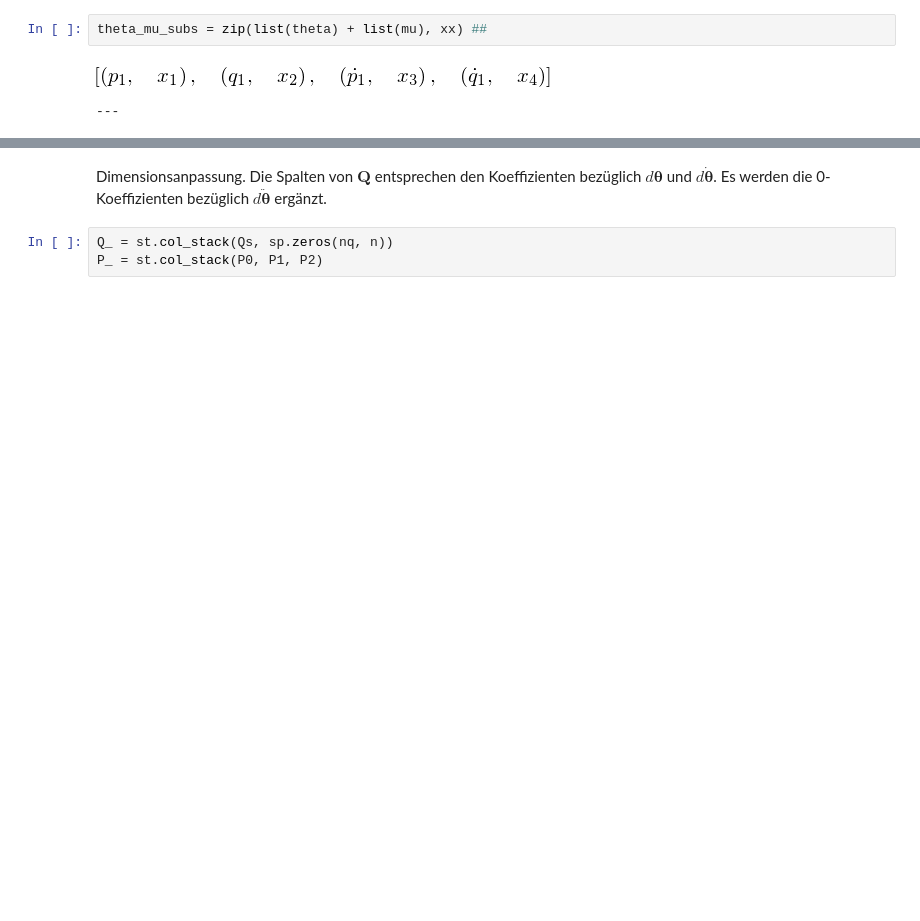
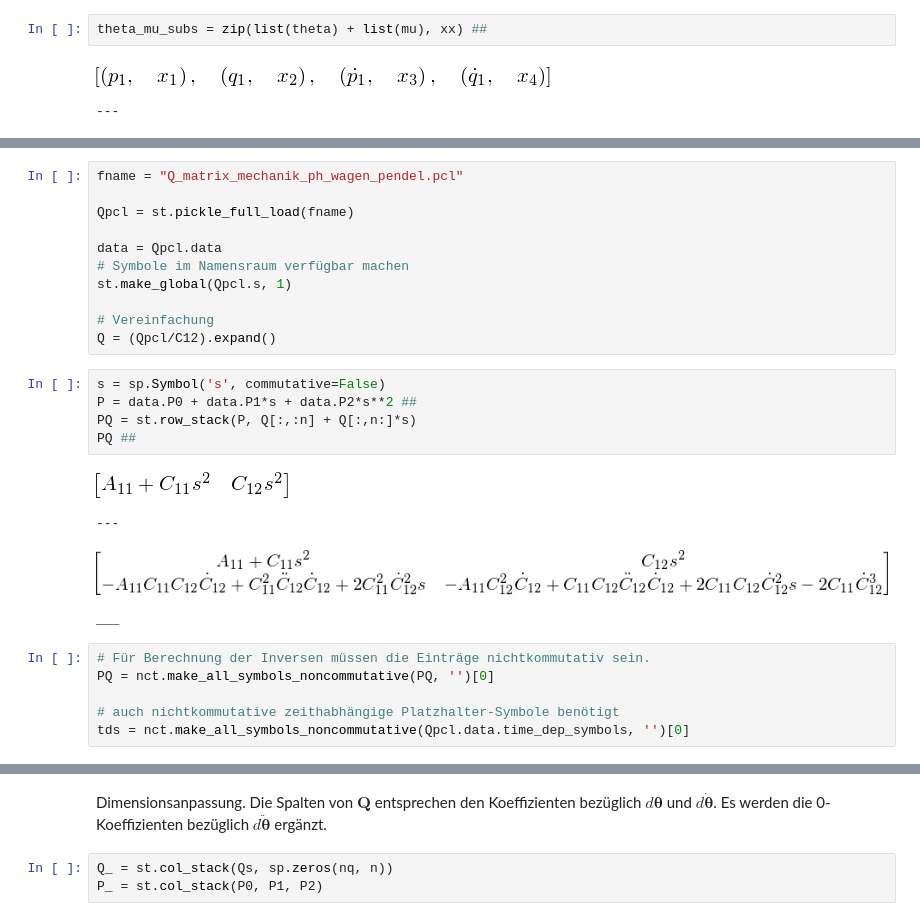
Before and after one commit to cknoll/beispiele, a Jupyter notebook: relevant/mechanik_wagen_pendel_nichtflachheit.ipynb, the cells around one changed output, grey strips where cells are left out. Cells and saved outputs as stored; diff of their text form; blank space fills up the shorter version.

```diff
--- a/relevant/mechanik_wagen_pendel_nichtflachheit.ipynb
+++ b/relevant/mechanik_wagen_pendel_nichtflachheit.ipynb
@@ -195,0 +208,27 @@ with open(fname, 'r') as pfile:
+# %%
+fname = "Q_matrix_mechanik_ph_wagen_pendel.pcl"
+
+Qpcl = st.pickle_full_load(fname)
+
+data = Qpcl.data
+# Symbole im Namensraum verfügbar machen
+st.make_global(Qpcl.s, 1)
+
+# Vereinfachung
+Q = (Qpcl/C12).expand()
+# %%
+s = sp.Symbol('s', commutative=False)
+P = data.P0 + data.P1*s + data.P2*s**2 ##
+PQ = st.row_stack(P, Q[:,:n] + Q[:,n:]*s)
+PQ ##
+# %% [output]
+[figure, added]
+---
+[figure, added]
+___
+# %%
+# Für Berechnung der Inversen müssen die Einträge nichtkommutativ sein.
+PQ = nct.make_all_symbols_noncommutative(PQ, '')[0]
+
+# auch nichtkommutative zeithabhängige Platzhalter-Symbole benötigt
+tds = nct.make_all_symbols_noncommutative(Qpcl.data.time_dep_symbols, '')[0]
```
Also changed, not shown: parts of 35 cells of this notebook, 19 other files.
